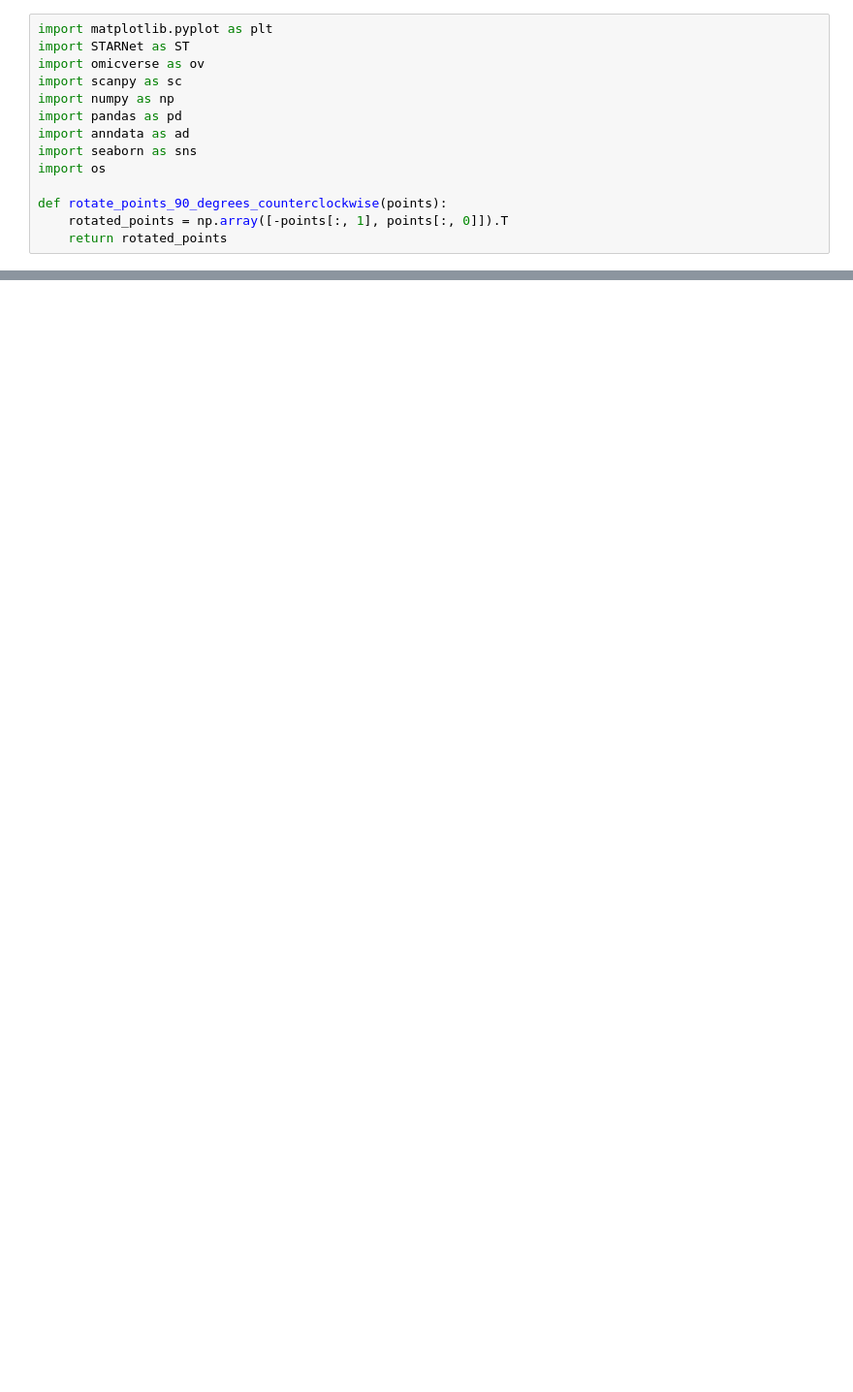
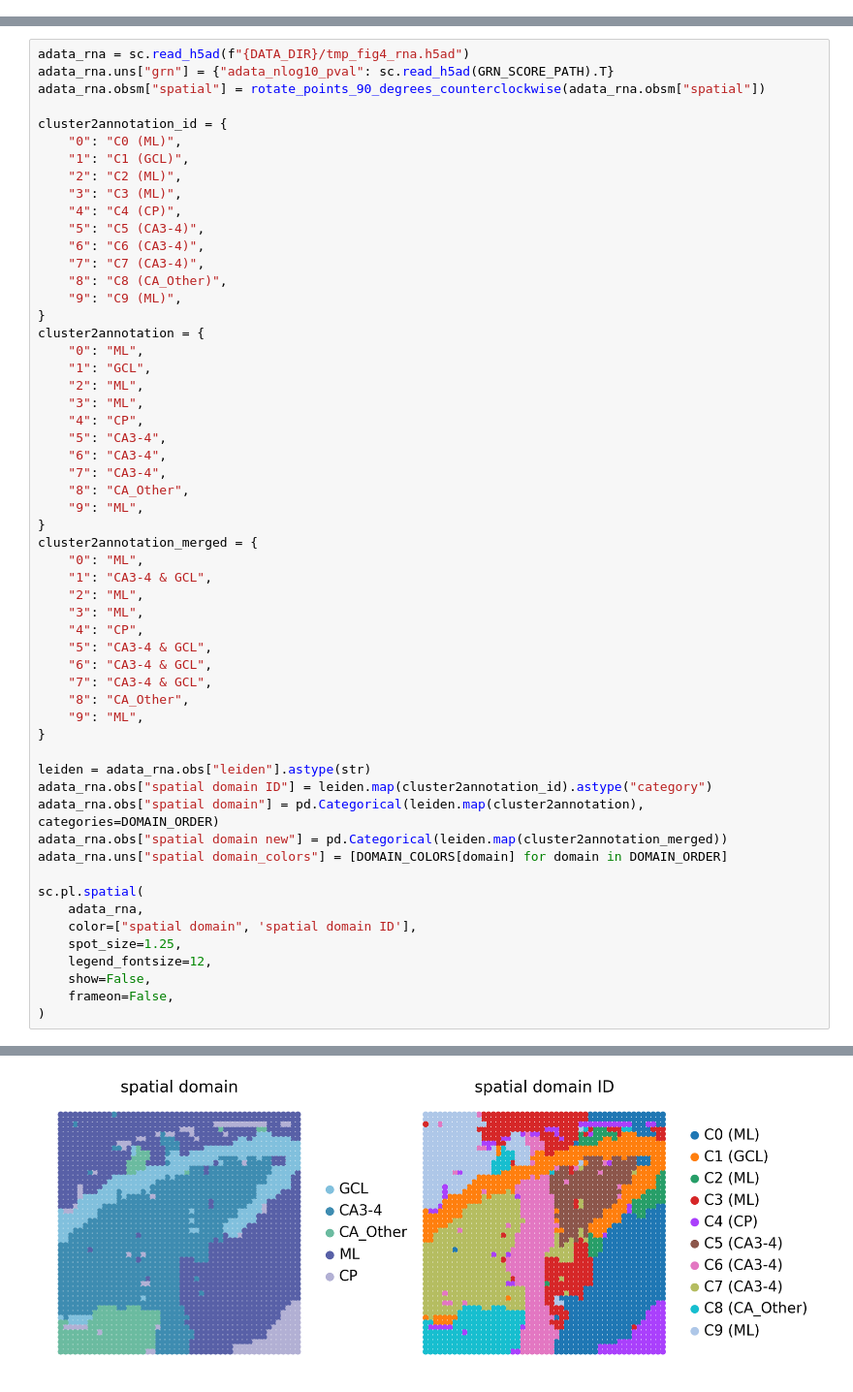
Before and after one commit to DBinary/STARNet_tutorials, a Jupyter notebook: docs/tutorials/Application_GWAS_Analysis.ipynb, the cells around one changed output, grey strips where cells are left out. Shown at 97% size. Cells and saved outputs as stored; diff of their text form; blank space fills up the shorter version.

```diff
--- a/docs/tutorials/Application_GWAS_Analysis.ipynb
+++ b/docs/tutorials/Application_GWAS_Analysis.ipynb
@@ -7,14 +0,0 @@ Song, L., Chen, W., Hou, J. et al. Spatially resolved mapping of cells associate
-# %%
-import matplotlib.pyplot as plt
-import STARNet as ST
-import omicverse as ov
-import scanpy as sc
-import numpy as np
-import pandas as pd
-import anndata as ad
-import seaborn as sns
-import os
-
-def rotate_points_90_degrees_counterclockwise(points):
-    rotated_points = np.array([-points[:, 1], points[:, 0]]).T
-    return rotated_points
@@ -702,0 +55,57 @@ plt.show()
+# %%
+adata_rna = sc.read_h5ad(f"{DATA_DIR}/tmp_fig4_rna.h5ad")
+adata_rna.uns["grn"] = {"adata_nlog10_pval": sc.read_h5ad(GRN_SCORE_PATH).T}
+adata_rna.obsm["spatial"] = rotate_points_90_degrees_counterclockwise(adata_rna.obsm["spatial"])
+
+cluster2annotation_id = {
+    "0": "C0 (ML)",
+    "1": "C1 (GCL)",
+    "2": "C2 (ML)",
+    "3": "C3 (ML)",
+    "4": "C4 (CP)",
+    "5": "C5 (CA3-4)",
+    "6": "C6 (CA3-4)",
+    "7": "C7 (CA3-4)",
+    "8": "C8 (CA_Other)",
+    "9": "C9 (ML)",
+}
+cluster2annotation = {
+    "0": "ML",
+    "1": "GCL",
+    "2": "ML",
+    "3": "ML",
+    "4": "CP",
+    "5": "CA3-4",
+    "6": "CA3-4",
+    "7": "CA3-4",
+    "8": "CA_Other",
+    "9": "ML",
+}
+cluster2annotation_merged = {
+    "0": "ML",
+    "1": "CA3-4 & GCL",
+    "2": "ML",
+    "3": "ML",
+    "4": "CP",
+    "5": "CA3-4 & GCL",
+    "6": "CA3-4 & GCL",
+    "7": "CA3-4 & GCL",
+    "8": "CA_Other",
+    "9": "ML",
+}
+
+leiden = adata_rna.obs["leiden"].astype(str)
+adata_rna.obs["spatial domain ID"] = leiden.map(cluster2annotation_id).astype("category")
+adata_rna.obs["spatial domain"] = pd.Categorical(leiden.map(cluster2annotation), categories=DOMAIN_ORDER)
+adata_rna.obs["spatial domain new"] = pd.Categorical(leiden.map(cluster2annotation_merged))
+adata_rna.uns["spatial domain_colors"] = [DOMAIN_COLORS[domain] for domain in DOMAIN_ORDER]
+
+sc.pl.spatial(
+    adata_rna,
+    color=["spatial domain", 'spatial domain ID'],
+    spot_size=1.25,
+    legend_fontsize=12,
+    show=False,
+    frameon=False,
+)
+# %% [output]
@@ -702,0 +114 @@ plt.show()
+[figure, added]
```
Also changed, not shown: parts of 71 cells of this notebook, 1 other file.
